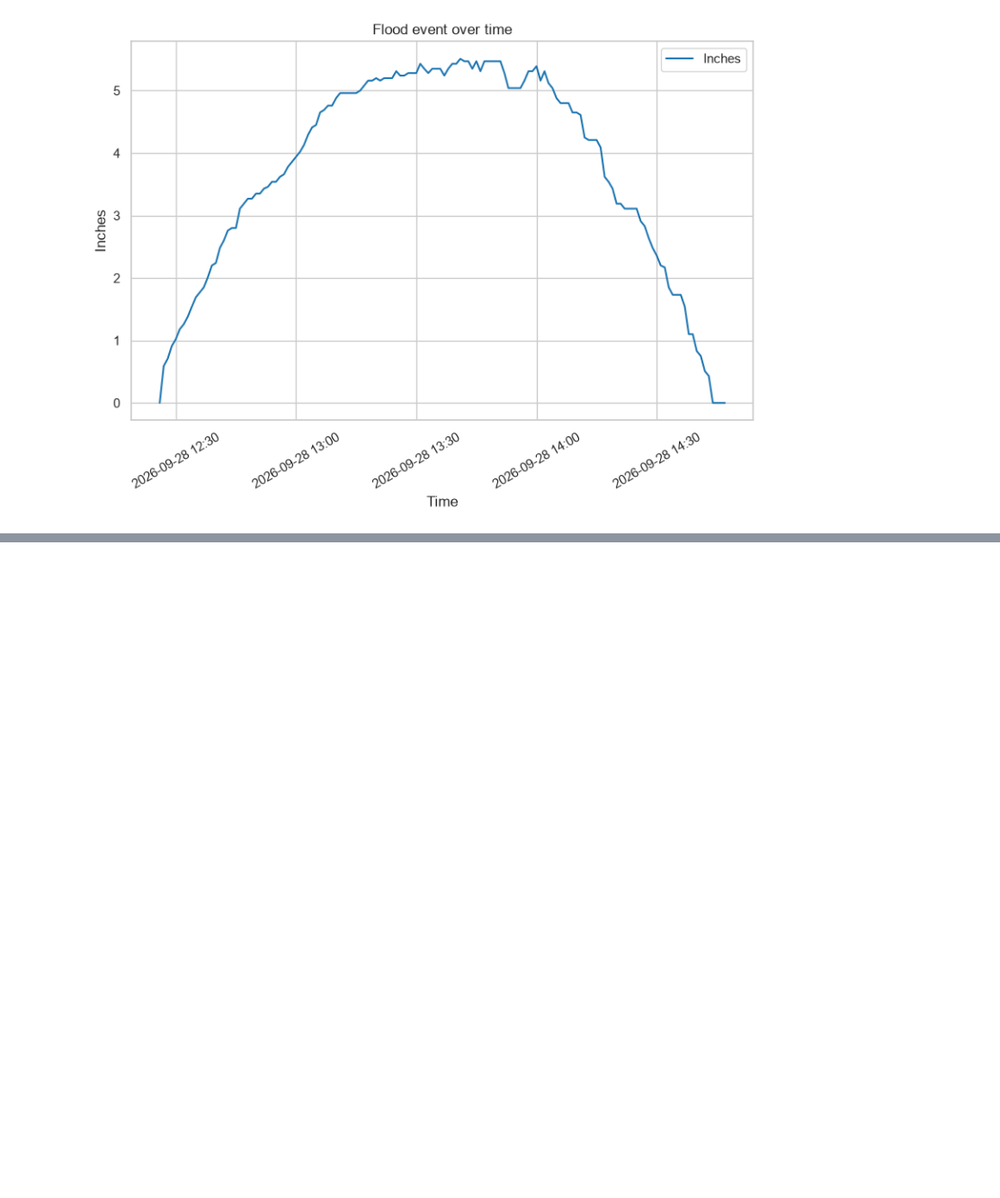
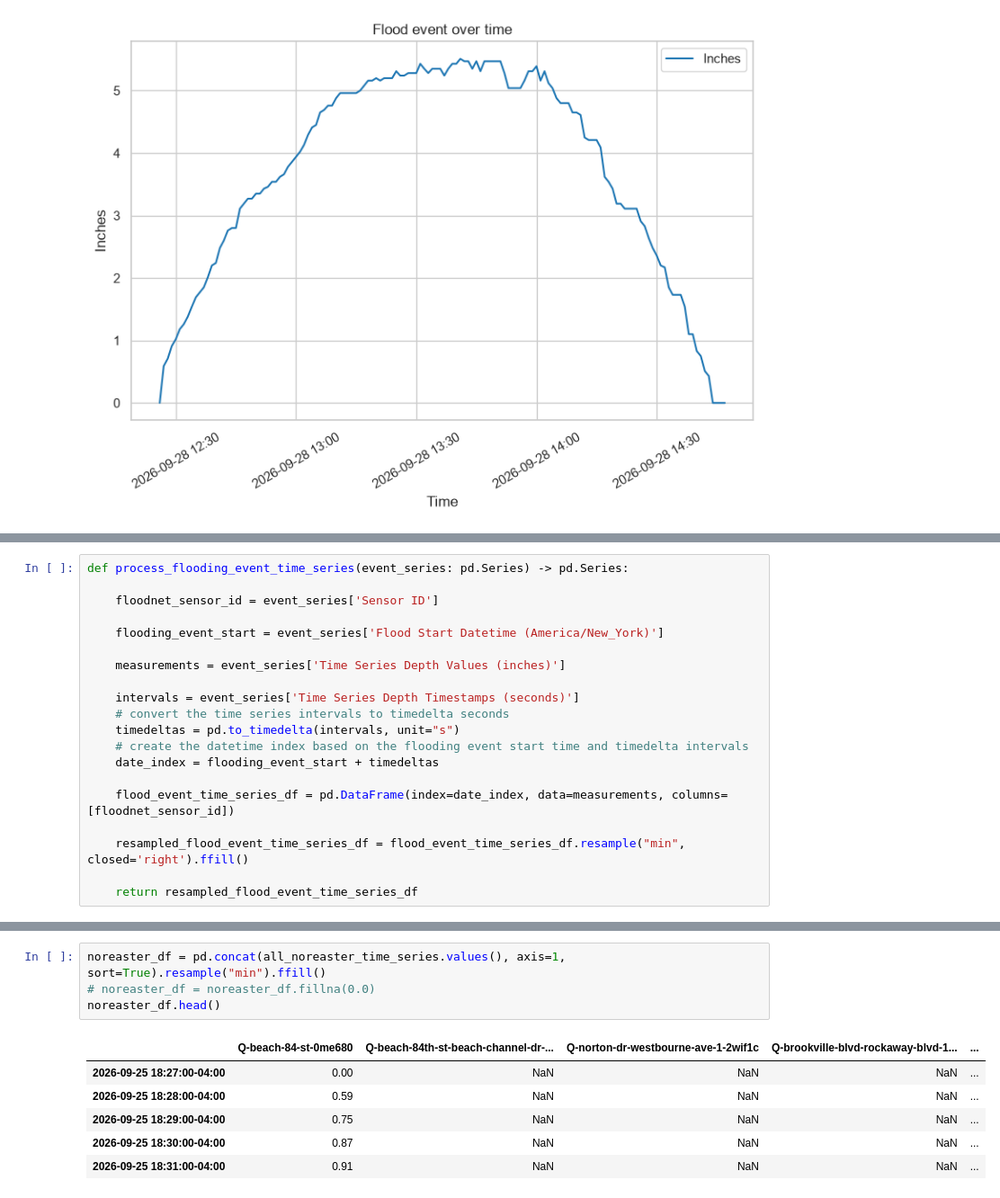
Before and after one commit to peterjakubowski/FloodNet-NYC-Street-Flooding, a Jupyter notebook: notebooks/floodnet_nyc_street_flooding.ipynb, the cells around one changed output, grey strips where cells are left out. Shown at 90% size. Saved outputs shown, nothing was run; the diff lists cells and outputs as text; blank space fills up the shorter version.

```diff
--- a/notebooks/floodnet_nyc_street_flooding.ipynb
+++ b/notebooks/floodnet_nyc_street_flooding.ipynb
@@ -740,0 +765,20 @@ plt.show()
+# %%
+def process_flooding_event_time_series(event_series: pd.Series) -> pd.Series:
+
+    floodnet_sensor_id = event_series['Sensor ID']
+
+    flooding_event_start = event_series['Flood Start Datetime (America/New_York)']
+
+    measurements = event_series['Time Series Depth Values (inches)']
+
+    intervals = event_series['Time Series Depth Timestamps (seconds)']
+    # convert the time series intervals to timedelta seconds
+    timedeltas = pd.to_timedelta(intervals, unit="s")
+    # create the datetime index based on the flooding event start time and timedelta intervals
+    date_index = flooding_event_start + timedeltas
+
+    flood_event_time_series_df = pd.DataFrame(index=date_index, data=measurements, columns=[floodnet_sensor_id])
+
+    resampled_flood_event_time_series_df = flood_event_time_series_df.resample("min", closed='right').ffill()
+
+    return resampled_flood_event_time_series_df
@@ -740,0 +802,11 @@ plt.show()
+# %%
+noreaster_df = pd.concat(all_noreaster_time_series.values(), axis=1, sort=True).resample("min").ffill()
+# noreaster_df = noreaster_df.fillna(0.0)
+noreaster_df.head()
+# %% [output]
+|  | Q-beach-84-st-0me680 | Q-beach-84th-st-beach-channel-dr-... | Q-norton-dr-westbourne-ave-1-2wif1c | Q-brookville-blvd-rockaway-blvd-1... | ... |
+| 2026-09-25 18:27:00-04:00 | 0.00 | NaN | NaN | NaN | ... |
+| 2026-09-25 18:28:00-04:00 | 0.59 | NaN | NaN | NaN | ... |
+| 2026-09-25 18:29:00-04:00 | 0.75 | NaN | NaN | NaN | ... |
+| 2026-09-25 18:30:00-04:00 | 0.87 | NaN | NaN | NaN | ... |
+| 2026-09-25 18:31:00-04:00 | 0.91 | NaN | NaN | NaN | ... |
```
Also changed, not shown: parts of 17 cells of this notebook.
